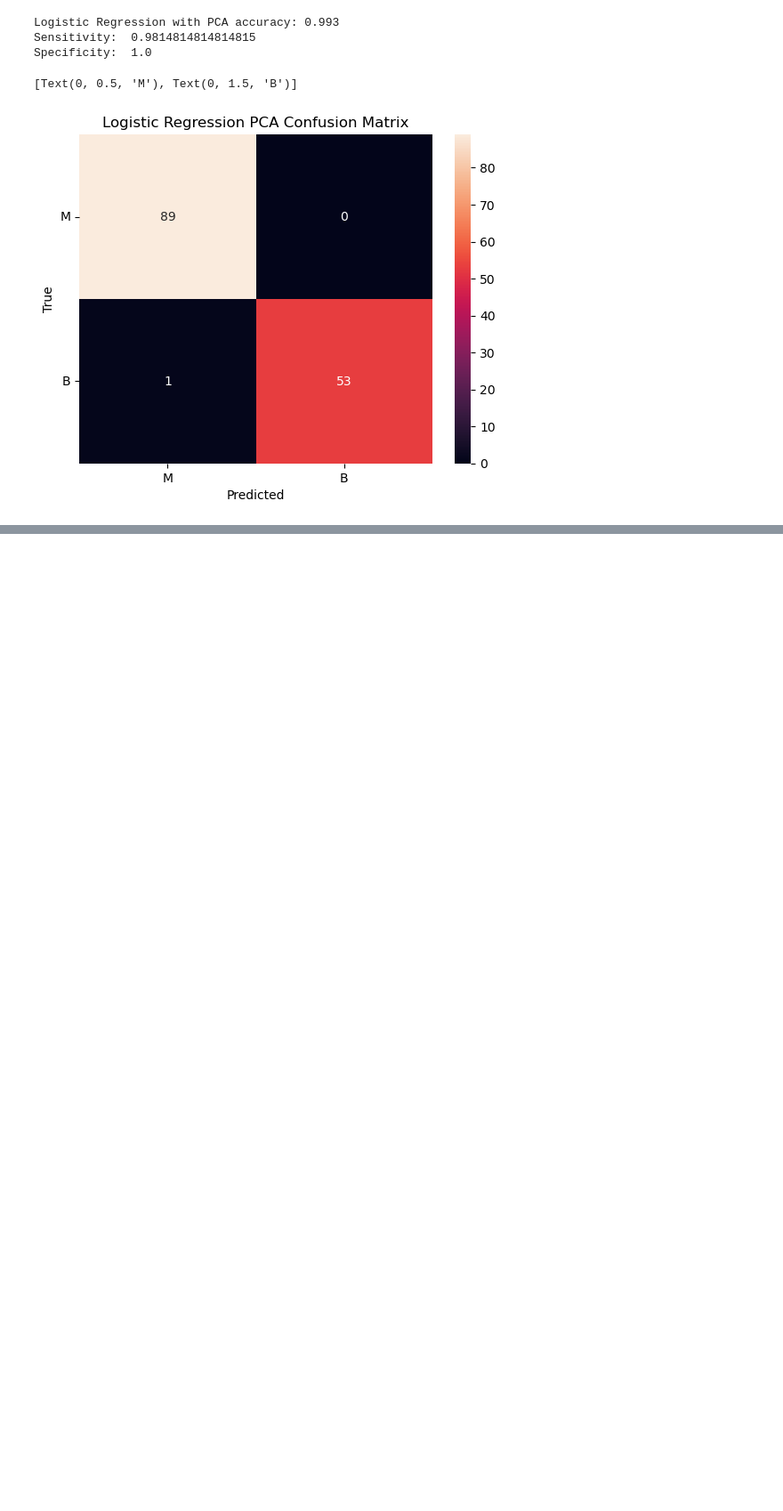
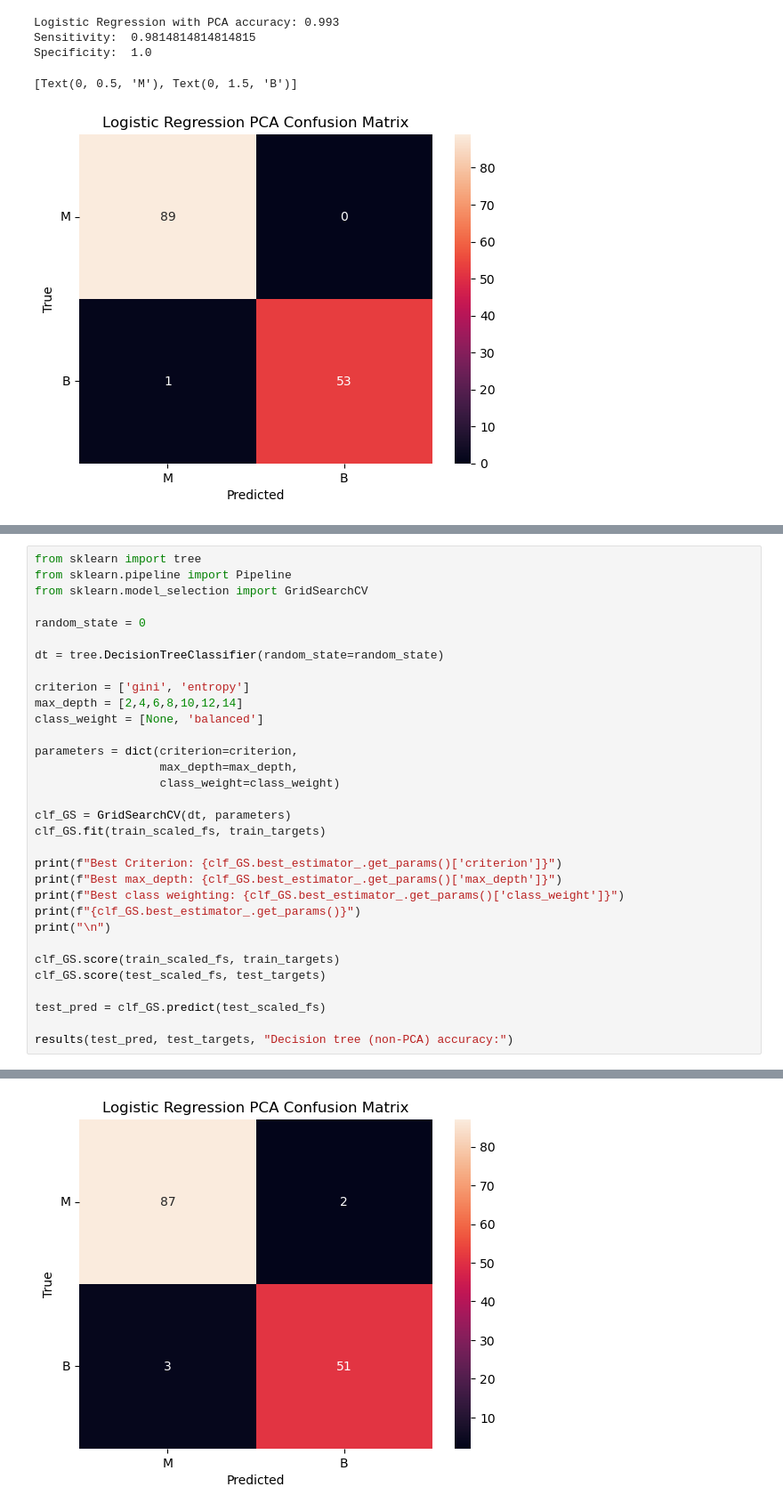
Before and after one commit to benjamin-ravenscroft/CISC471-Project, a Jupyter notebook: EDA.ipynb, the cells around one changed output, grey strips where cells are left out. Shown at 89% size. Cells and saved outputs as stored; diff of their text form; blank space fills up the shorter version.

Commit message:
Added decision trees

```diff
--- a/EDA.ipynb
+++ b/EDA.ipynb
@@ -589,0 +608,33 @@ Specificity:  1.0
+# %%
+from sklearn import tree
+from sklearn.pipeline import Pipeline
+from sklearn.model_selection import GridSearchCV
+
+random_state = 0
+
+dt = tree.DecisionTreeClassifier(random_state=random_state)
+
+criterion = ['gini', 'entropy']
+max_depth = [2,4,6,8,10,12,14]
+class_weight = [None, 'balanced']
+
+parameters = dict(criterion=criterion,
+                  max_depth=max_depth,
+                  class_weight=class_weight)
+
+clf_GS = GridSearchCV(dt, parameters)
+clf_GS.fit(train_scaled_fs, train_targets)
+
+print(f"Best Criterion: {clf_GS.best_estimator_.get_params()['criterion']}")
+print(f"Best max_depth: {clf_GS.best_estimator_.get_params()['max_depth']}")
+print(f"Best class weighting: {clf_GS.best_estimator_.get_params()['class_weight']}")
+print(f"{clf_GS.best_estimator_.get_params()}")
+print("\n")
+
+clf_GS.score(train_scaled_fs, train_targets)
+clf_GS.score(test_scaled_fs, test_targets)
+
+test_pred = clf_GS.predict(test_scaled_fs)
+
+results(test_pred, test_targets, "Decision tree (non-PCA) accuracy:")
+# %% [output]
@@ -589,0 +650 @@ Specificity:  1.0
+[figure, added]
```
Also changed, not shown: parts of 7 cells of this notebook.
